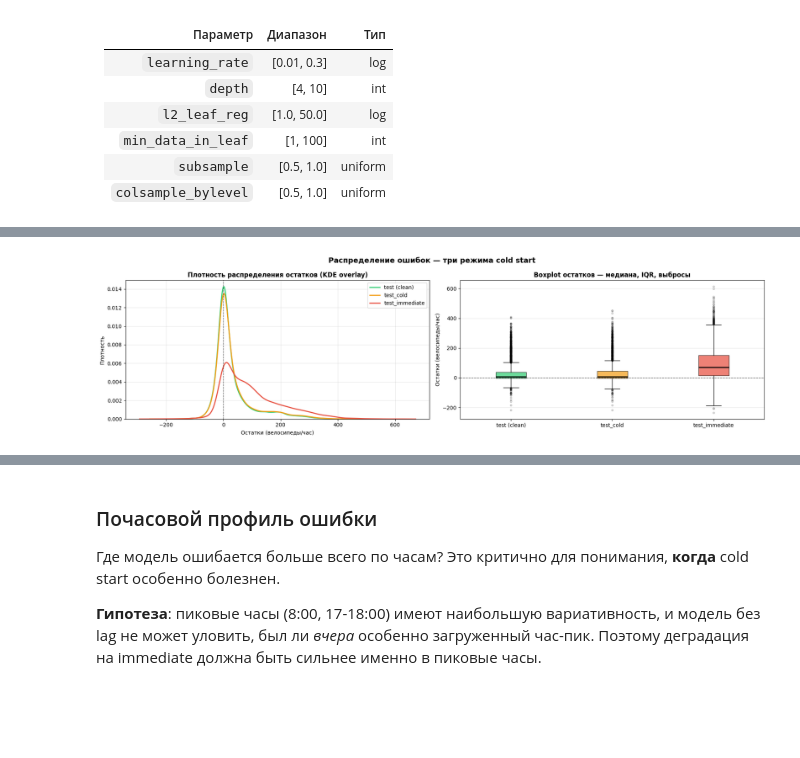
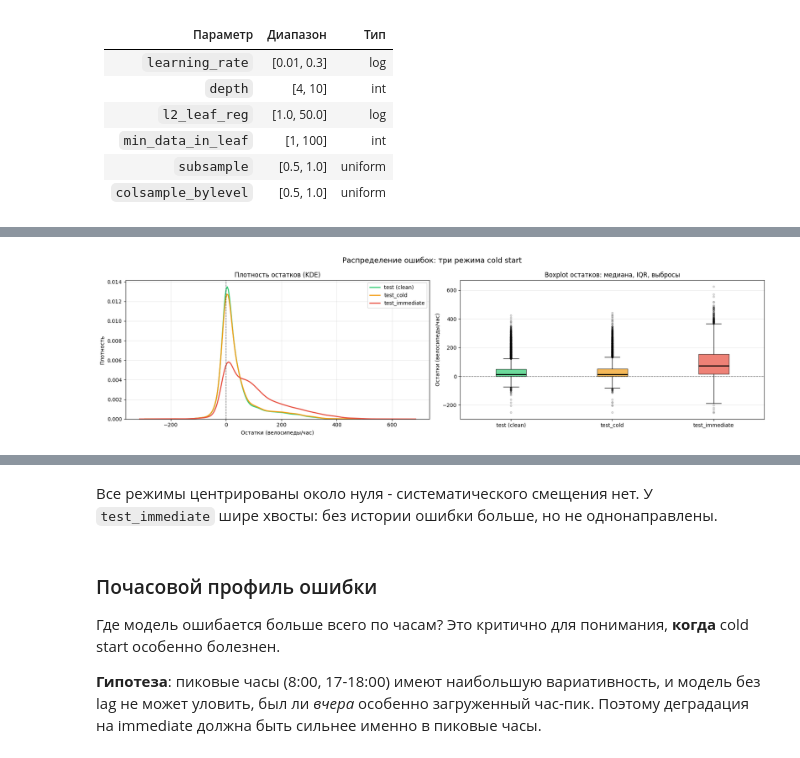
Before and after one commit to Kanogame/bikeshare, a Jupyter notebook: notebooks/03_catboost.ipynb, the cells around one changed output, grey strips where cells are left out. Cells and saved outputs as stored; diff of their text form; code cells hidden in the pictures; blank space fills up the shorter version.

```diff
--- a/notebooks/03_catboost.ipynb
+++ b/notebooks/03_catboost.ipynb
@@ -107,22 +106,19 @@ def eval_metrics(y_true: np.ndarray, y_pred: np.ndarray) -> dict[str, float]:
     }
 
 
-def log_metrics(y_true: np.ndarray, y_pred: np.ndarray, prefix: str) -> dict[str, float]:
+def log_metrics(
+    y_true: np.ndarray, y_pred: np.ndarray, prefix: str
+) -> dict[str, float]:
     metrics = eval_metrics(y_true, y_pred)
     mlflow.log_metrics({f"{prefix}_{k}": v for k, v in metrics.items()})
-
     return metrics
 
 
-def print_and_log_metrics(y_true: np.ndarray, y_pred: np.ndarray, prefix: str) -> dict[str, float]:
-    metrics = log_metrics(y_true, y_pred, prefix)
-
-    print(
-        f"{prefix} Metrics:\nRMSLE: {metrics['rmsle']}\nRMSE={metrics['rmse']}"
-        + f" bikes\nMAE={metrics['mae']}\nR^2={metrics['r2']}"
-    )
-
-    return metrics
+def predict_orig_scale(
+    model: CatBoostRegressor, pool: Pool, y_log: np.ndarray
+) -> tuple[np.ndarray, np.ndarray]:
+    y_pred_log = np.clip(model.predict(pool), 0.0, None)
+    return np.expm1(y_log), np.expm1(y_pred_log)
 # %% [markdown]
 ## Baseline модель
 
@@ -588,61 +492,63 @@ plt.show()
 # %%
-# === Распределение остатков (residuals) для трёх режимов ===
 residuals_clean = y_true_clean - y_pred_clean
 residuals_cold  = y_true_cold  - y_pred_cold
 residuals_imm   = y_true_imm   - y_pred_imm
 
 fig, axes = plt.subplots(1, 2, figsize=(18, 5))
 
-# === Левый: наложенные KDE ===
-# Сравнение формы распределений в одной плоскости
-sns.kdeplot(residuals_clean, ax=axes[0], color="#2ecc71", linewidth=2, label="test (clean)")
-sns.kdeplot(residuals_cold,  ax=axes[0], color="#f39c12", linewidth=2, label="test_cold")
-sns.kdeplot(residuals_imm,   ax=axes[0], color="#e74c3c", linewidth=2, label="test_immediate")
+sns.kdeplot(residuals_clean, ax=axes[0], color="#2ecc71", linewidth=2,
+            label="test (clean)")
+sns.kdeplot(residuals_cold,  ax=axes[0], color="#f39c12", linewidth=2,
+            label="test_cold")
+sns.kdeplot(residuals_imm,   ax=axes[0], color="#e74c3c", linewidth=2,
+            label="test_immediate")
 axes[0].axvline(0, color="black", linestyle="--", linewidth=1, alpha=0.6)
-axes[0].set_title("Плотность распределения остатков (KDE overlay)", fontweight="bold")
+axes[0].set_title("Плотность остатков (KDE)")
 axes[0].set_xlabel("Остатки (велосипеды/час)")
 axes[0].set_ylabel("Плотность")
 axes[0].legend()
 axes[0].grid(alpha=0.3)
 
-# === Правый: box plot для статистики ===
-# Показывает квартили, медиану, выбросы
 box_data = [residuals_clean, residuals_cold, residuals_imm]
 bp = axes[1].boxplot(
     box_data,
     labels=["test (clean)", "test_cold", "test_immediate"],
     patch_artist=True,
-    medianprops=dict(color="black", linewidth=2),
+    medianprops={"color": "black", "linewidth": 2},
     showfliers=True,
-    flierprops=dict(marker="o", markersize=3, alpha=0.3),
+    flierprops={"marker": "o", "markersize": 3, "alpha": 0.3},
 )
-for patch, color in zip(bp["boxes"], ["#2ecc71", "#f39c12", "#e74c3c"]):
+for patch, color in zip(bp["boxes"], ["#2ecc71", "#f39c12", "#e74c3c"], strict=False):
     patch.set_facecolor(color)
     patch.set_alpha(0.7)
 
 axes[1].axhline(0, color="black", linestyle="--", linewidth=1, alpha=0.6)
-axes[1].set_title("Boxplot остатков — медиана, IQR, выбросы", fontweight="bold")
+axes[1].set_title("Boxplot остатков: медиана, IQR, выбросы")
 axes[1].set_ylabel("Остатки (велосипеды/час)")
 axes[1].grid(axis="y", alpha=0.3)
 
-plt.suptitle("Распределение ошибок — три режима cold start", fontsize=14, fontweight="bold")
+plt.suptitle("Распределение ошибок: три режима cold start", fontsize=14)
 plt.tight_layout()
 plt.show()
 
-# === Числовая статистика по остаткам ===
 stats_df = pd.DataFrame({
-    "test (clean)":    {"mean": residuals_clean.mean(), "std": residuals_clean.std(),
-                        "min": residuals_clean.min(),  "max": residuals_clean.max(),
-                        "abs_mean": np.abs(residuals_clean).mean()},
-    "test_cold":       {"mean": residuals_cold.mean(),  "std": residuals_cold.std(),
-                        "min": residuals_cold.min(),   "max": residuals_cold.max(),
-                        "abs_mean": np.abs(residuals_cold).mean()},
-    "test_immediate":  {"mean": residuals_imm.mean(),   "std": residuals_imm.std(),
-                        "min": residuals_imm.min(),    "max": residuals_imm.max(),
-                        "abs_mean": np.abs(residuals_imm).mean()},
-}).T
+    "test (clean)": {
+        "mean": residuals_clean.mean(), "std": residuals_clean.std(),
+        "min": residuals_clean.min(), "max": residuals_clean.max(),
+        "abs_mean": np.abs(residuals_clean).mean(),
+    },
+    "test_cold": {
+        "mean": residuals_cold.mean(), "std": residuals_cold.std(),
+        "min": residuals_cold.min(), "max": residuals_cold.max(),
+        "abs_mean": np.abs(residuals_cold).mean(),
+    },
+    "test_immediate": {
+        "mean": residuals_imm.mean(), "std": residuals_imm.std(),
+        "min": residuals_imm.min(), "max": residuals_imm.max(),
+        "abs_mean": np.abs(residuals_imm).mean(),
+    },
+}).T.round(2)
 
-print("Статистика остатков:")
-print(stats_df.round(2).to_string())
+display(stats_df)
 # %% [output]
-[figure, old version]
+[figure, new version]
@@ -654,3 +559,5 @@ test_immediate  96.61  103.40 -235.02  613.98    100.53
+# %% [markdown]
+Все режимы центрированы около нуля - систематического смещения нет. У `test_immediate` шире хвосты: без истории ошибки больше, но не однонаправлены.
 # %% [markdown]
 ### Почасовой профиль ошибки
 
```
Also changed, not shown: parts of 38 cells of this notebook, 3 other files.
